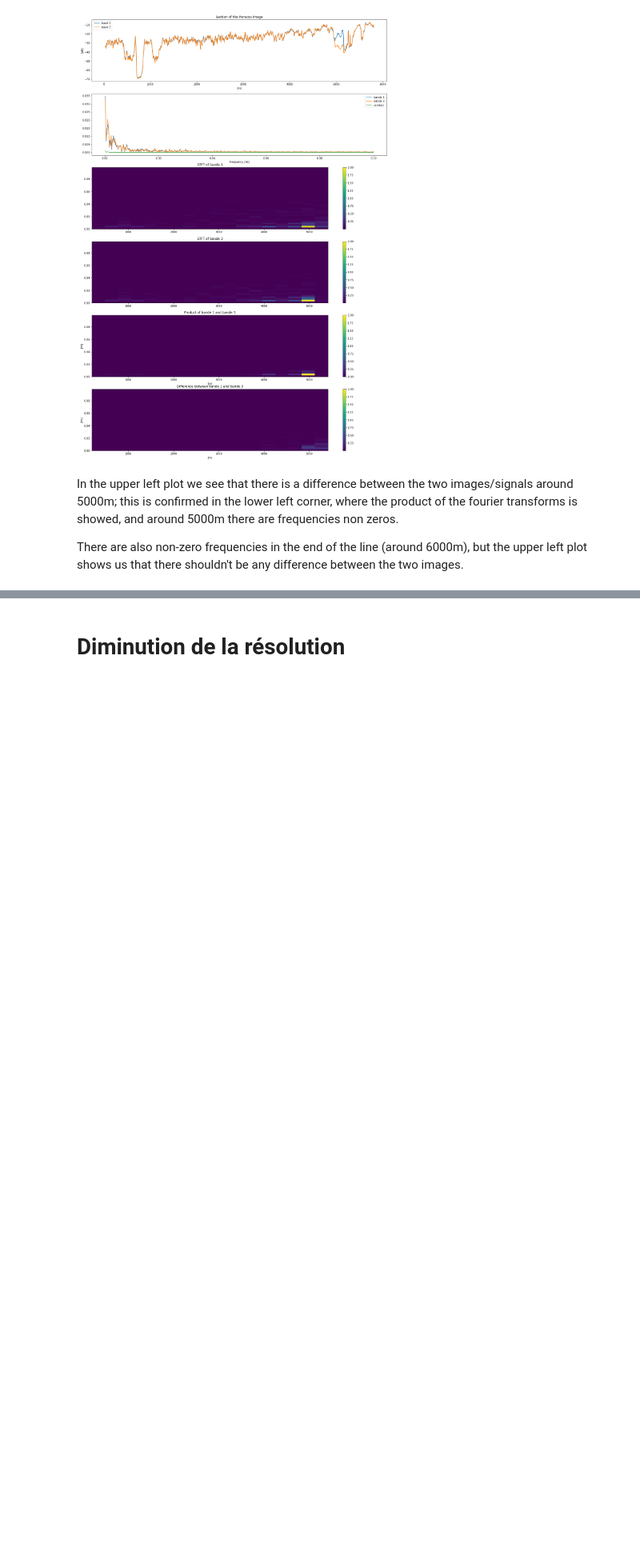
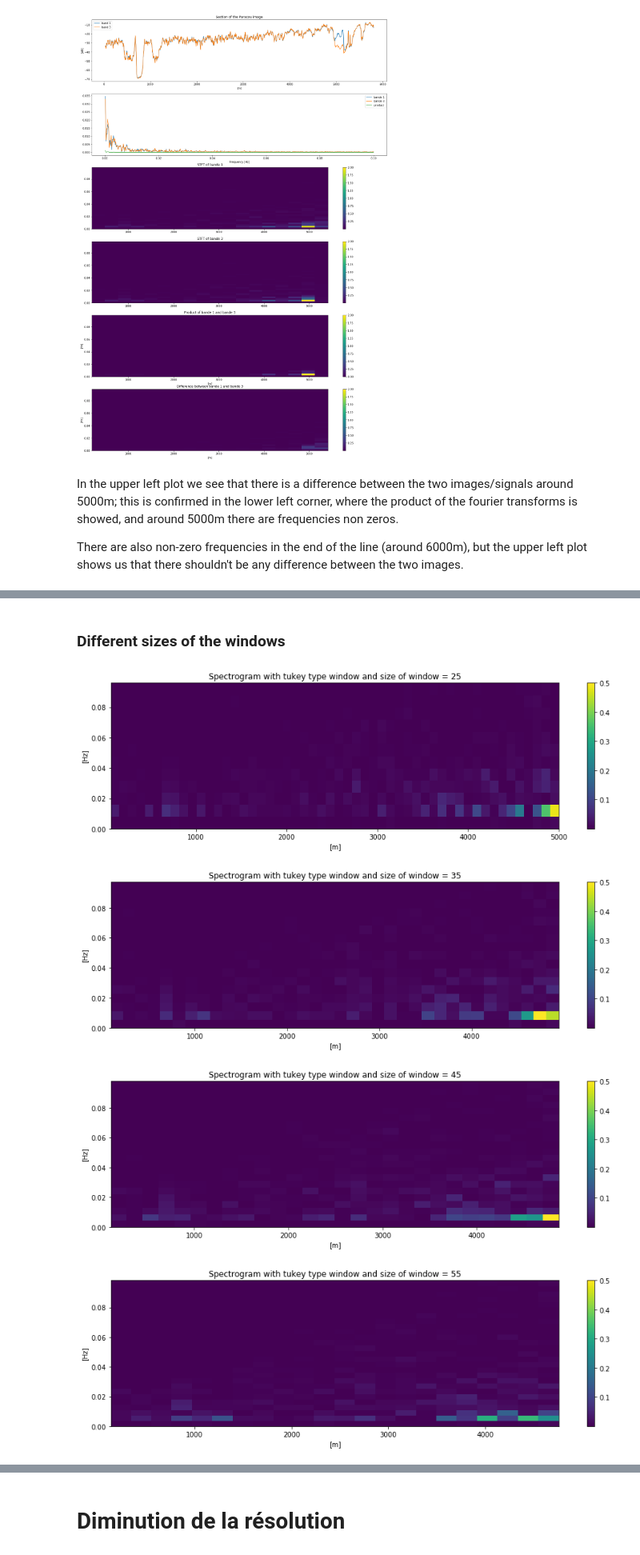
Before and after one commit to eobroets/CESBIO, a Jupyter notebook: Spectrogram.ipynb, the cells around one changed output, grey strips where cells are left out. Shown: that part at 80% size. Saved outputs shown, nothing was run; the diff lists cells and outputs as text; code cells hidden in the pictures; blank space fills up the shorter version.

```diff
--- a/Spectrogram.ipynb
+++ b/Spectrogram.ipynb
@@ -202,0 +240,12 @@ There are also non-zero frequencies in the end of the line (around 6000m), but t
+# %% [markdown]
+### Different sizes of the windows
+# %%
+sizes = [25, 35, 45, 55, 65, 75, 75, 95]
+name_win = "tukey"
+for n_win in sizes:
+    spectro(ds_target1, fs, name_win, n_win)
+# %% [output]
+[figure, added]
+[figure, added]
+[figure, added]
+[figure, added]
```
Also changed, not shown: parts of 4 cells of this notebook, 2 other files.
